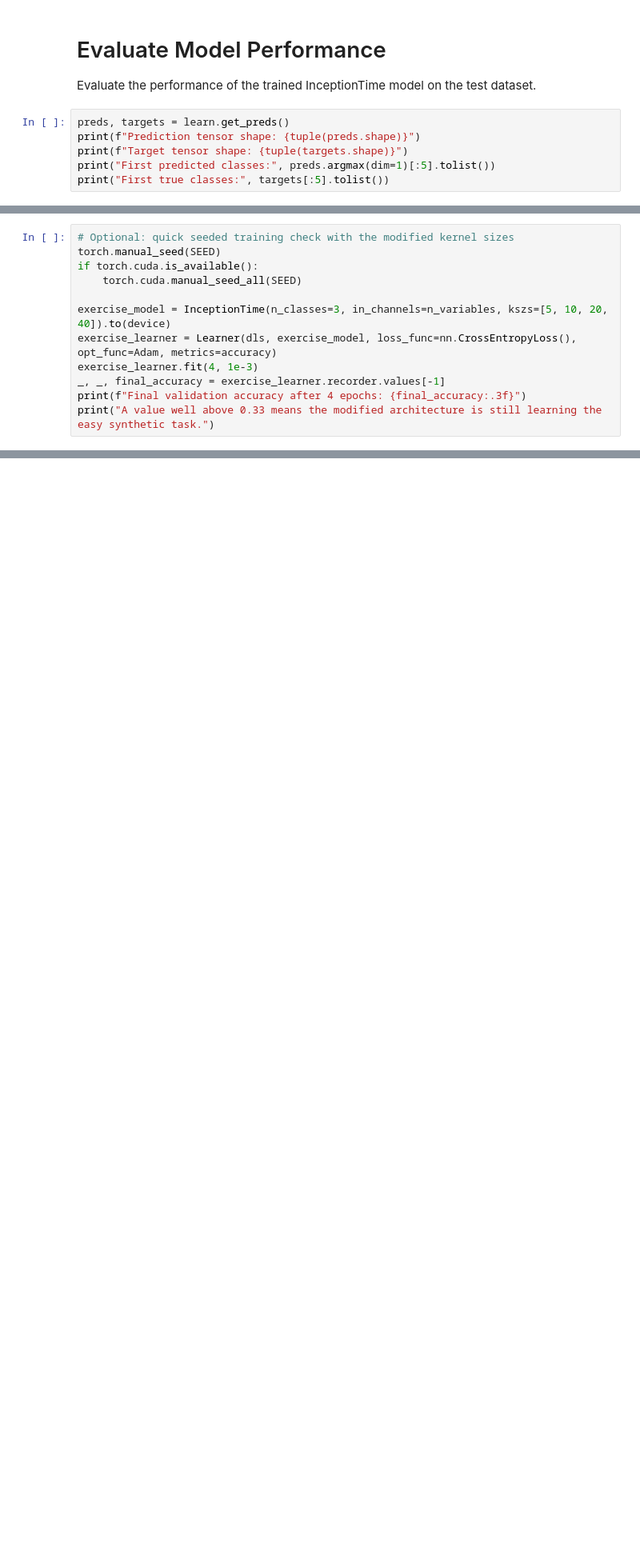
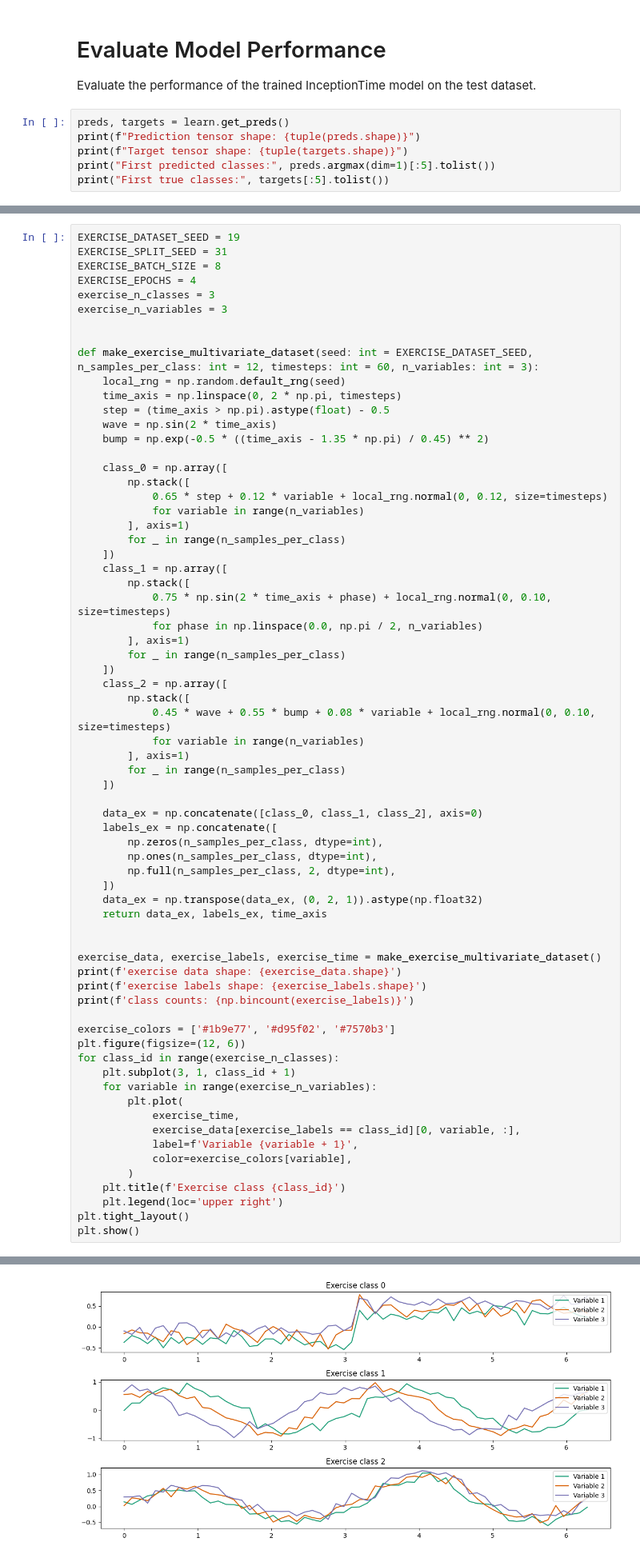
Before and after one commit to vrodriguezf/sertemp, a Jupyter notebook: nbs/classification/inception_time.ipynb, the cells around one changed output, grey strips where cells are left out. Shown at 80% size. Drawn from its saved outputs; the diff is of its cells as text; blank space fills up the shorter version.

```diff
--- a/nbs/classification/inception_time.ipynb
+++ b/nbs/classification/inception_time.ipynb
@@ -386,12 +342,0 @@ If you want one extra hands-on step, train the modified architecture for a few e
-# %%
-# Optional: quick seeded training check with the modified kernel sizes
-torch.manual_seed(SEED)
-if torch.cuda.is_available():
-    torch.cuda.manual_seed_all(SEED)
-
-exercise_model = InceptionTime(n_classes=3, in_channels=n_variables, kszs=[5, 10, 20, 40]).to(device)
-exercise_learner = Learner(dls, exercise_model, loss_func=nn.CrossEntropyLoss(), opt_func=Adam, metrics=accuracy)
-exercise_learner.fit(4, 1e-3)
-_, _, final_accuracy = exercise_learner.recorder.values[-1]
-print(f"Final validation accuracy after 4 epochs: {final_accuracy:.3f}")
-print("A value well above 0.33 means the modified architecture is still learning the easy synthetic task.")
@@ -397,0 +356,69 @@ print("A value well above 0.33 means the modified architecture is still learning
+# %%
+EXERCISE_DATASET_SEED = 19
+EXERCISE_SPLIT_SEED = 31
+EXERCISE_BATCH_SIZE = 8
+EXERCISE_EPOCHS = 4
+exercise_n_classes = 3
+exercise_n_variables = 3
+
+
+def make_exercise_multivariate_dataset(seed: int = EXERCISE_DATASET_SEED, n_samples_per_class: int = 12, timesteps: int = 60, n_variables: int = 3):
+    local_rng = np.random.default_rng(seed)
+    time_axis = np.linspace(0, 2 * np.pi, timesteps)
+    step = (time_axis > np.pi).astype(float) - 0.5
+    wave = np.sin(2 * time_axis)
+    bump = np.exp(-0.5 * ((time_axis - 1.35 * np.pi) / 0.45) ** 2)
+
+    class_0 = np.array([
+        np.stack([
+            0.65 * step + 0.12 * variable + local_rng.normal(0, 0.12, size=timesteps)
+            for variable in range(n_variables)
+        ], axis=1)
+        for _ in range(n_samples_per_class)
+    ])
+    class_1 = np.array([
+        np.stack([
+            0.75 * np.sin(2 * time_axis + phase) + local_rng.normal(0, 0.10, size=timesteps)
+            for phase in np.linspace(0.0, np.pi / 2, n_variables)
+        ], axis=1)
+        for _ in range(n_samples_per_class)
+    ])
+    class_2 = np.array([
+        np.stack([
+            0.45 * wave + 0.55 * bump + 0.08 * variable + local_rng.normal(0, 0.10, size=timesteps)
+            for variable in range(n_variables)
+        ], axis=1)
+        for _ in range(n_samples_per_class)
+    ])
+
+    data_ex = np.concatenate([class_0, class_1, class_2], axis=0)
+    labels_ex = np.concatenate([
+        np.zeros(n_samples_per_class, dtype=int),
+        np.ones(n_samples_per_class, dtype=int),
+        np.full(n_samples_per_class, 2, dtype=int),
+    ])
+    data_ex = np.transpose(data_ex, (0, 2, 1)).astype(np.float32)
+    return data_ex, labels_ex, time_axis
+
+
+exercise_data, exercise_labels, exercise_time = make_exercise_multivariate_dataset()
+print(f'exercise data shape: {exercise_data.shape}')
+print(f'exercise labels shape: {exercise_labels.shape}')
+print(f'class counts: {np.bincount(exercise_labels)}')
+
+exercise_colors = ['#1b9e77', '#d95f02', '#7570b3']
+plt.figure(figsize=(12, 6))
+for class_id in range(exercise_n_classes):
+    plt.subplot(3, 1, class_id + 1)
+    for variable in range(exercise_n_variables):
+        plt.plot(
+            exercise_time,
+            exercise_data[exercise_labels == class_id][0, variable, :],
+            label=f'Variable {variable + 1}',
+            color=exercise_colors[variable],
+        )
+    plt.title(f'Exercise class {class_id}')
+    plt.legend(loc='upper right')
+plt.tight_layout()
+plt.show()
+# %% [output]
@@ -397,0 +428 @@ print("A value well above 0.33 means the modified architecture is still learning
+[figure, added]
```
Also changed, not shown: parts of 7 cells of this notebook, 1 other file.
